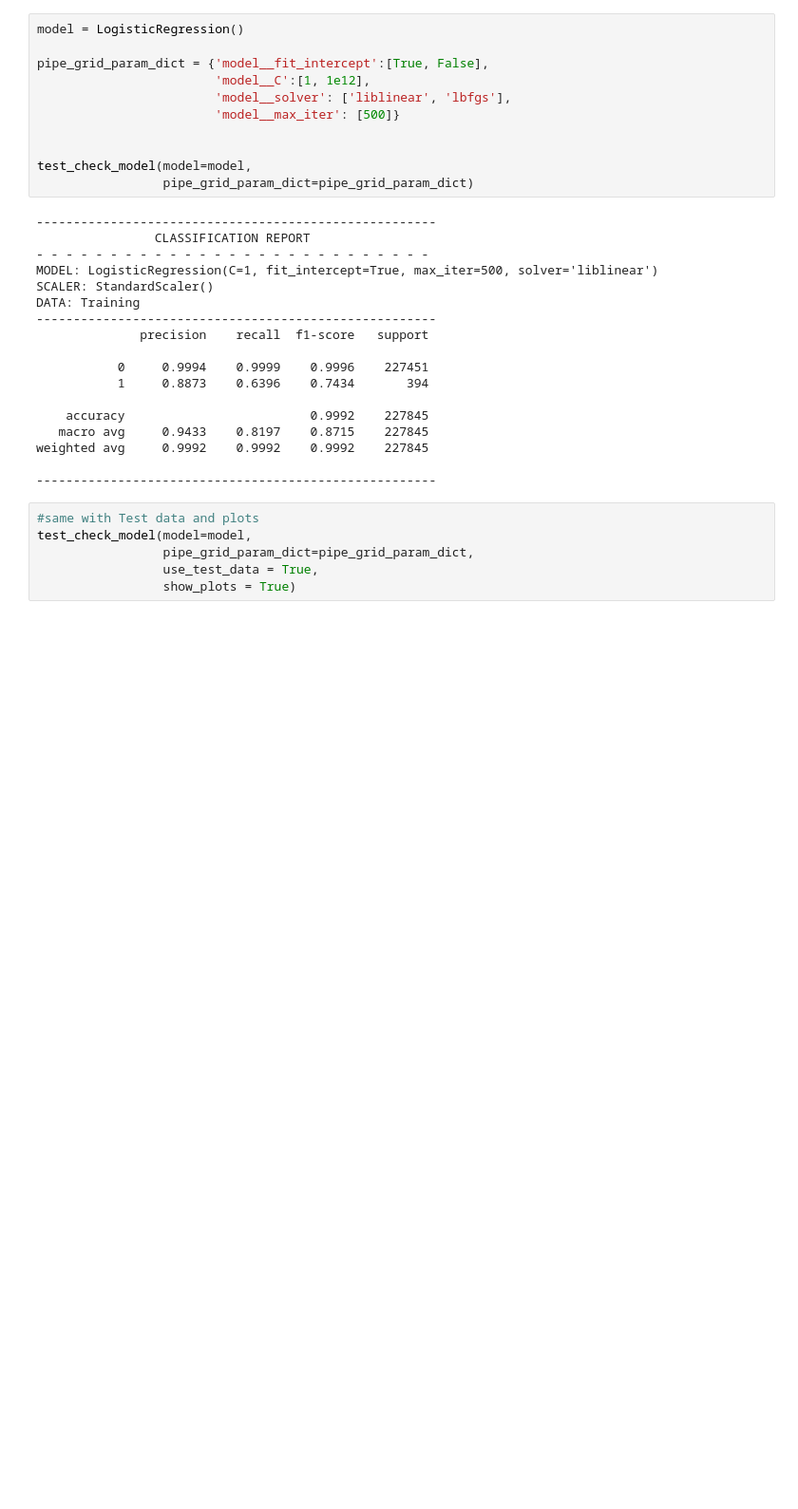
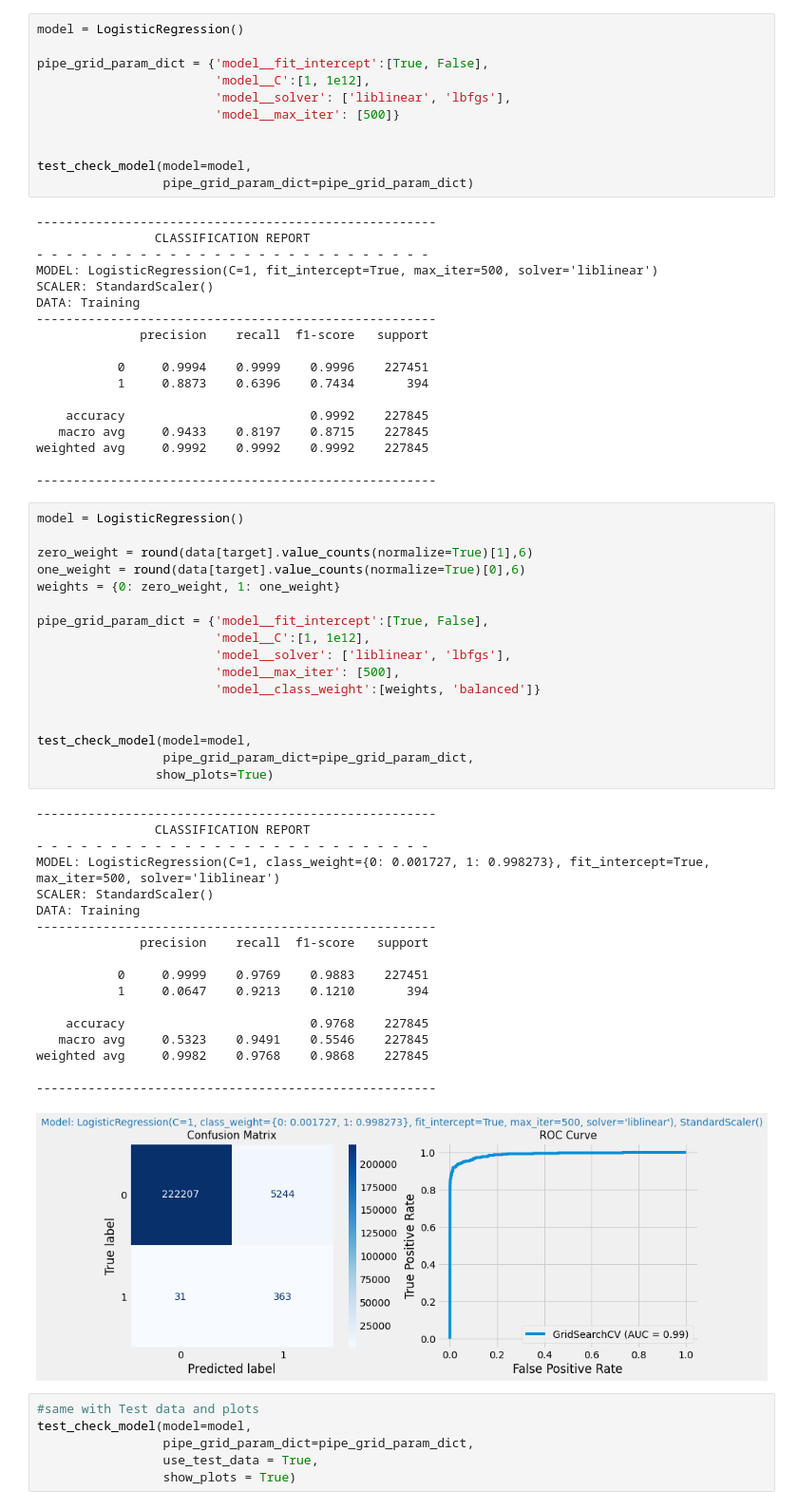
Before and after one commit to AgathaZareth/Class-Imbalance-Problems---Lab, a Jupyter notebook: index.ipynb, the cells around one changed output. Shown at 95% size. Cells and saved outputs as stored; diff of their text form; blank space fills up the shorter version.

```diff
--- a/index.ipynb
+++ b/index.ipynb
@@ -928,6 +985,42 @@ DATA: Training
 weighted avg     0.9992    0.9992    0.9992    227845
 
 ------------------------------------------------------
+# %%
+model = LogisticRegression()
+
+zero_weight = round(data[target].value_counts(normalize=True)[1],6)
+one_weight = round(data[target].value_counts(normalize=True)[0],6)
+weights = {0: zero_weight, 1: one_weight}
+
+pipe_grid_param_dict = {'model__fit_intercept':[True, False],
+                        'model__C':[1, 1e12],
+                        'model__solver': ['liblinear', 'lbfgs'],
+                        'model__max_iter': [500],
+                        'model__class_weight':[weights, 'balanced']}
+
+
+test_check_model(model=model,
+                 pipe_grid_param_dict=pipe_grid_param_dict,
+                show_plots=True)
+# %% [output]
+------------------------------------------------------
+                CLASSIFICATION REPORT
+- - - - - - - - - - - - - - - - - - - - - - - - - - -
+MODEL: LogisticRegression(C=1, class_weight={0: 0.001727, 1: 0.998273}, fit_intercept=True, max_iter=500, solver='liblinear')
+SCALER: StandardScaler()
+DATA: Training
+------------------------------------------------------
+              precision    recall  f1-score   support
+
+           0     0.9999    0.9769    0.9883    227451
+           1     0.0647    0.9213    0.1210       394
+
+    accuracy                         0.9768    227845
+   macro avg     0.5323    0.9491    0.5546    227845
+weighted avg     0.9982    0.9768    0.9868    227845
+
+------------------------------------------------------
+[figure, added]
 # %%
 #same with Test data and plots
 test_check_model(model=model,
```
Also changed, not shown: parts of 4 cells of this notebook.
